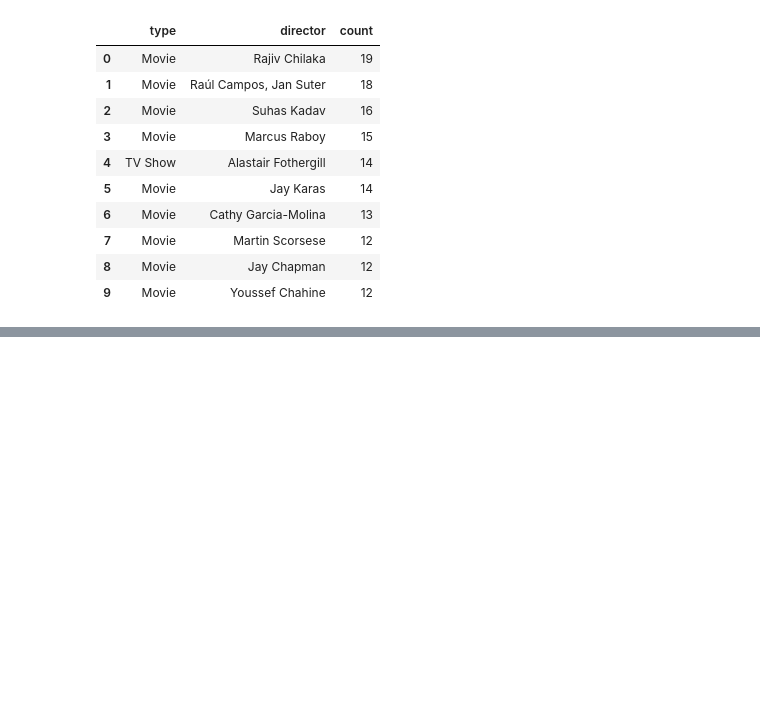
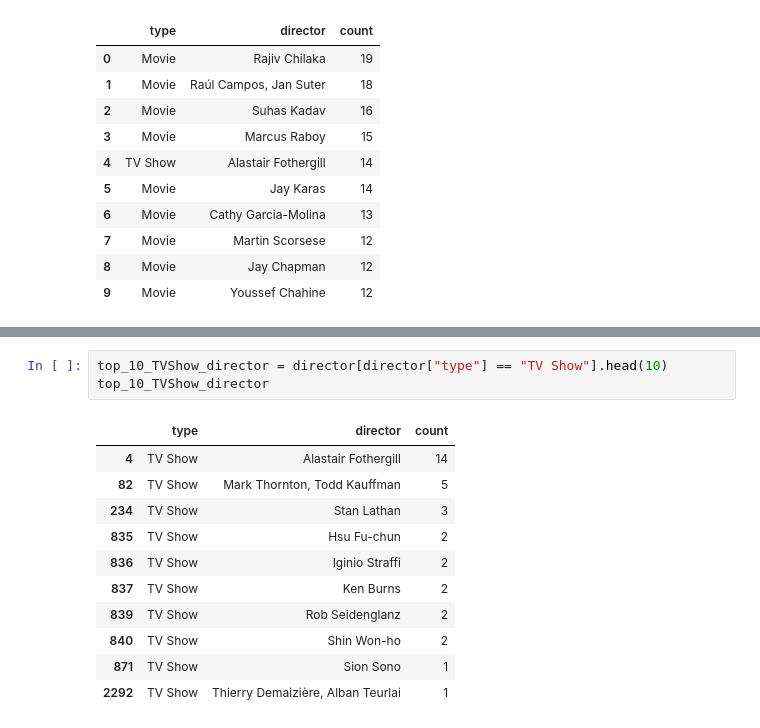
Before and after one commit to Dani-8/Netflix-Data-Analysis, a Jupyter notebook: Netflix-Data-Analysis.ipynb, the cells around one changed output, grey strips where cells are left out. Cells and saved outputs as stored; diff of their text form; blank space fills up the shorter version.

```diff
--- a/Netflix-Data-Analysis.ipynb
+++ b/Netflix-Data-Analysis.ipynb
@@ -218,0 +234,15 @@ top_10_director
+# %%
+top_10_TVShow_director = director[director["type"] == "TV Show"].head(10)
+top_10_TVShow_director
+# %% [output]
+|  | type | director | count |
+| 4 | TV Show | Alastair Fothergill | 14 |
+| 82 | TV Show | Mark Thornton, Todd Kauffman | 5 |
+| 234 | TV Show | Stan Lathan | 3 |
+| 835 | TV Show | Hsu Fu-chun | 2 |
+| 836 | TV Show | Iginio Straffi | 2 |
+| 837 | TV Show | Ken Burns | 2 |
+| 839 | TV Show | Rob Seidenglanz | 2 |
+| 840 | TV Show | Shin Won-ho | 2 |
+| 871 | TV Show | Sion Sono | 1 |
+| 2292 | TV Show | Thierry Demaizière, Alban Teurlai | 1 |
```
Also changed, not shown: parts of 5 cells of this notebook.
